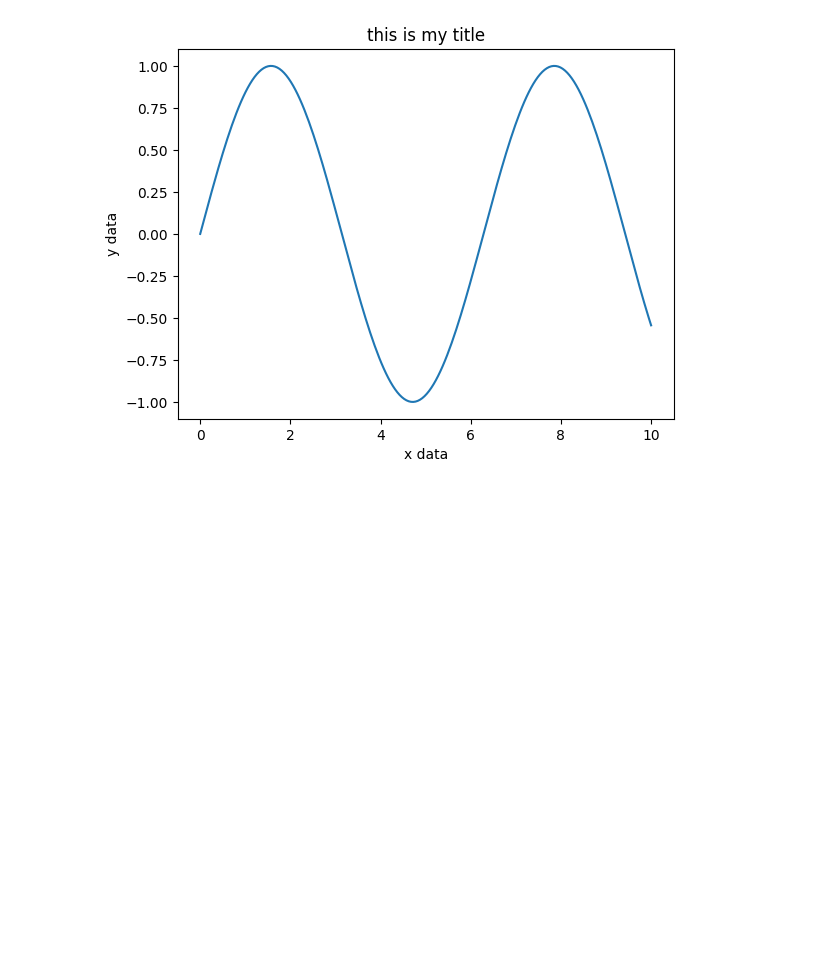
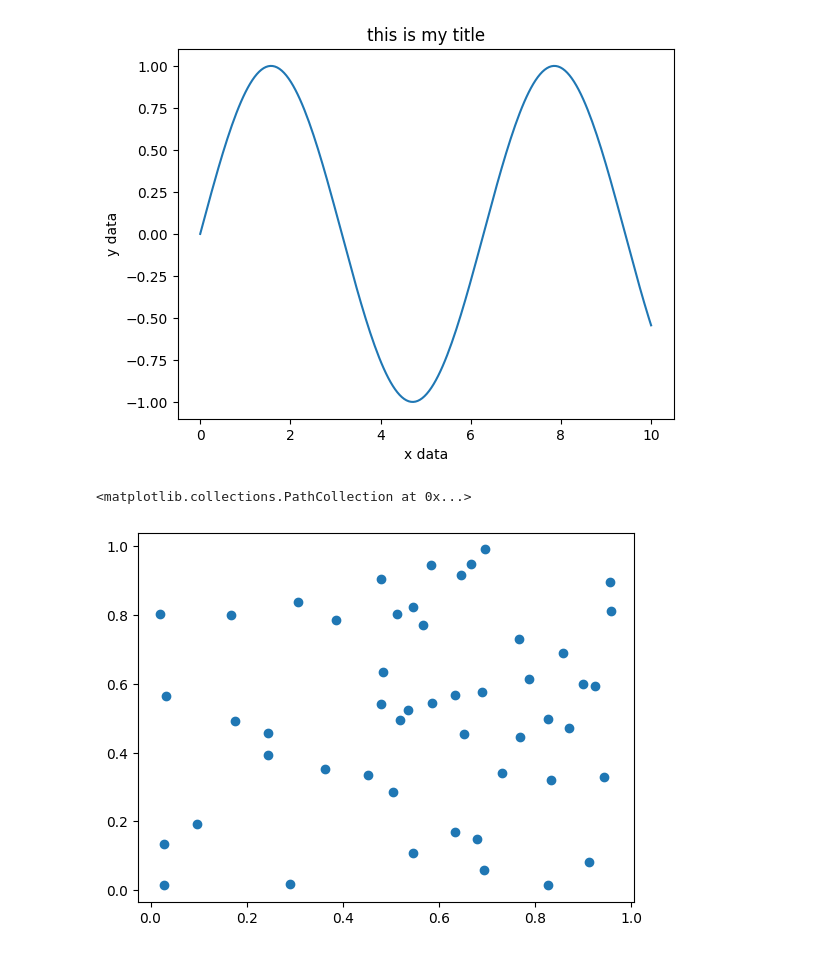
Before and after one commit to omkarpattnaik8080/Matplotlib01, a Jupyter notebook: Matplotlib01.ipynb, the cells around one changed output. Saved outputs shown, nothing was run; the diff lists cells and outputs as text; code cells hidden in the pictures; blank space fills up the shorter version.

```diff
--- a/Matplotlib01.ipynb
+++ b/Matplotlib01.ipynb
@@ -61,3 +61,10 @@ plt.title("this is my title")
 plt.show()
 # %% [output]
 [figure]
+# %%
+x=np.random.rand(50)
+y=np.random.rand(50)
+plt.scatter(x,y)
+# %% [output]
+<matplotlib.collections.PathCollection at 0x...>
+[figure, added]
```
